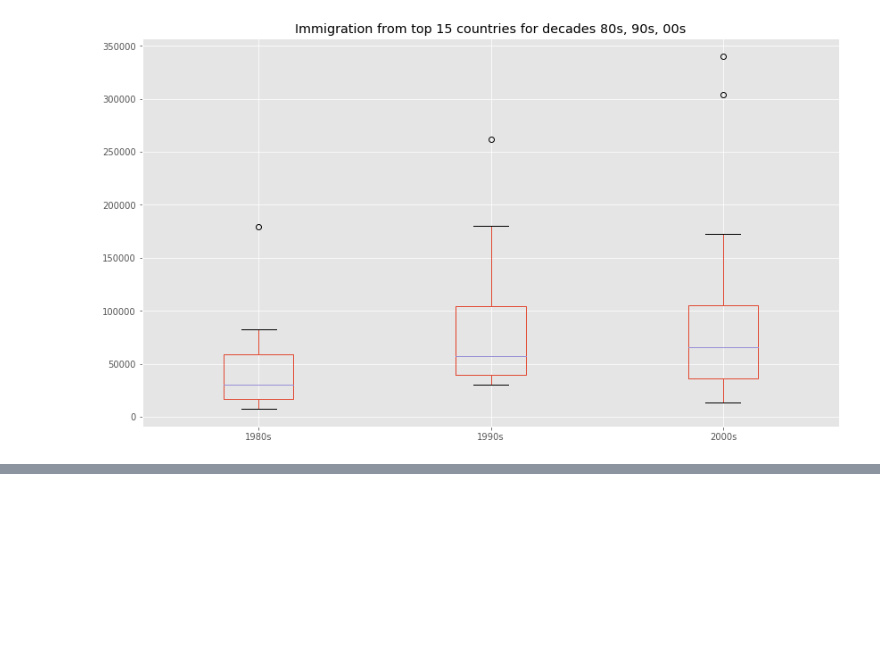
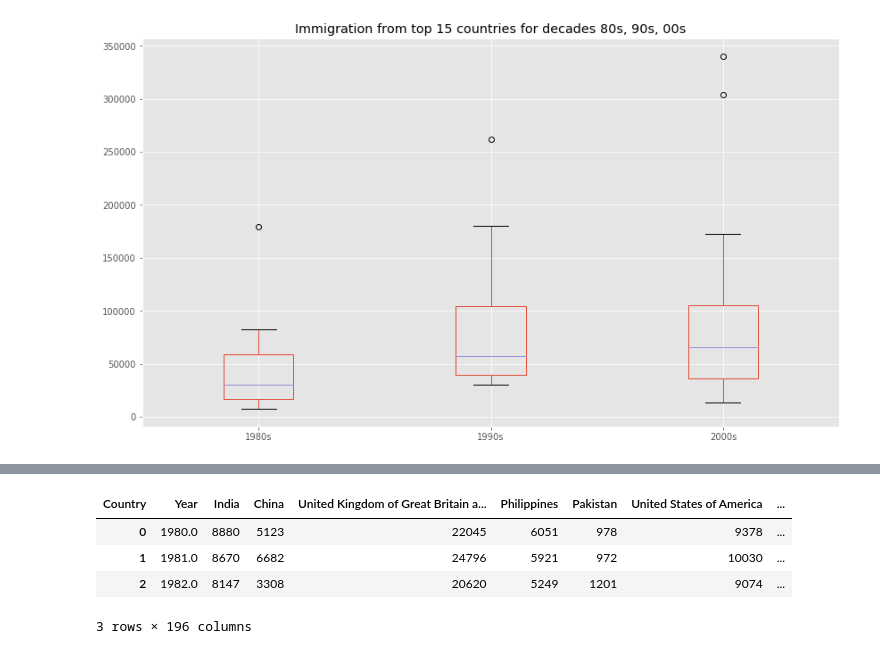
Before and after one commit to amarpy/migration_to_canada_analysis, a Jupyter notebook: migration_to_canada_analysis.ipynb, the cells around one changed output, grey strips where cells are left out. Cells and saved outputs as stored; diff of their text form; code cells hidden in the pictures; blank space fills up the shorter version.

```diff
--- a/migration_to_canada_analysis.ipynb
+++ b/migration_to_canada_analysis.ipynb
@@ -489,0 +535,12 @@ Text(0.5,1,'Immigration from top 15 countries for decades 80s, 90s, 00s')
+# %%
+df_can_t = df_can[years].transpose()
+df_can_t.index = map(float, df_can_t.index)
+df_can_t.index.name = "Year"
+df_can_t.reset_index(inplace = True)
+df_can_t.head(3)
+# %% [output]
+| Country | Year | India | China | United Kingdom of Great Britain a... | Philippines | Pakistan | United States of America | ... |
+| 0 | 1980.0 | 8880 | 5123 | 22045 | 6051 | 978 | 9378 | ... |
+| 1 | 1981.0 | 8670 | 6682 | 24796 | 5921 | 972 | 10030 | ... |
+| 2 | 1982.0 | 8147 | 3308 | 20620 | 5249 | 1201 | 9074 | ... |
+3 rows × 196 columns
```
Also changed, not shown: parts of 6 cells of this notebook.
